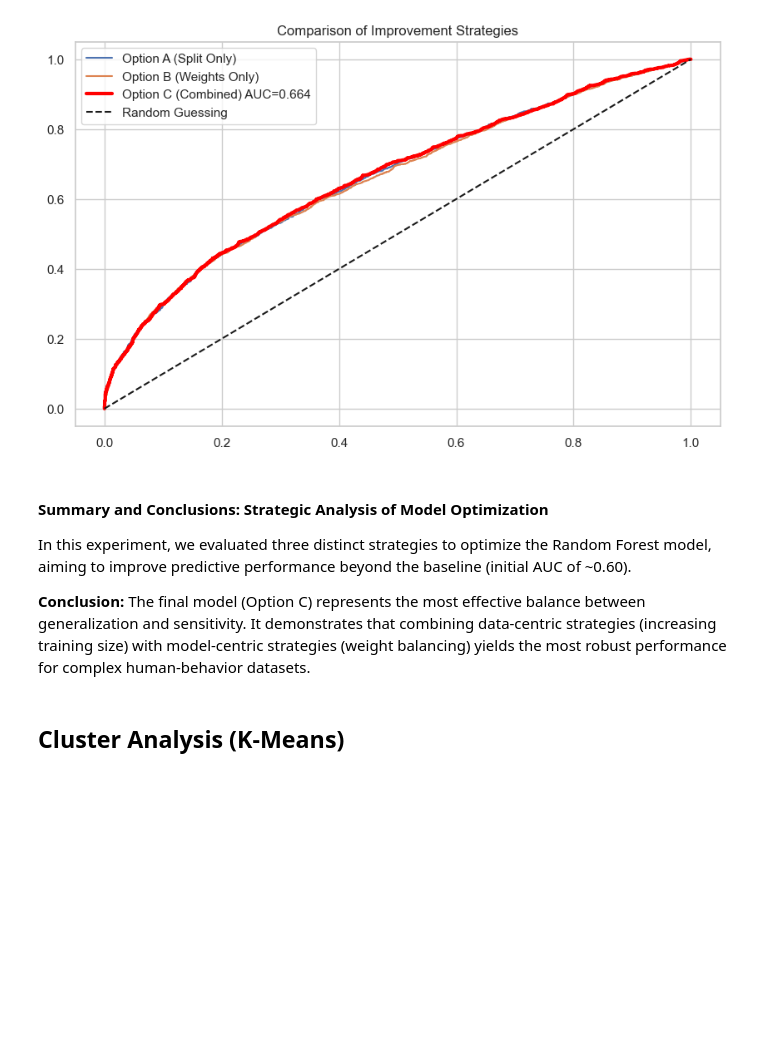
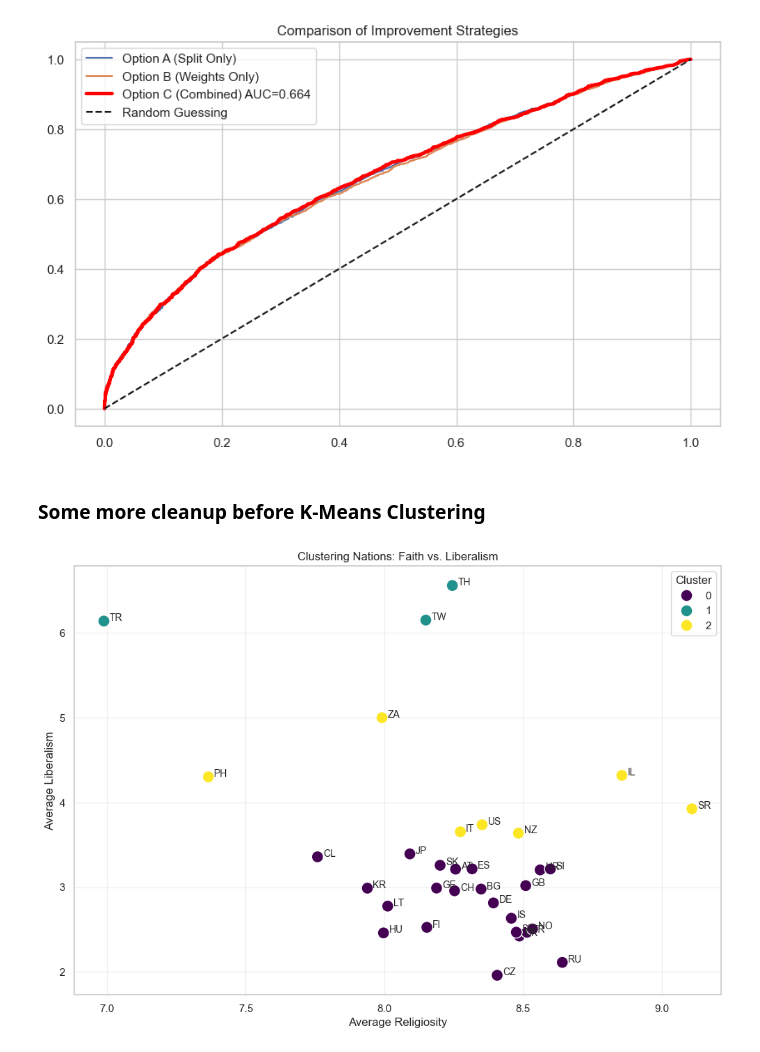
Before and after one commit to oriabensh/ml-project, a Jupyter notebook: Faith_vs_Modernity_Analysis.ipynb, the cells around one changed output. Drawn from its saved outputs; the diff is of its cells as text; code cells hidden in the pictures; blank space fills up the shorter version.

Commit message:
Added K-means

```diff
--- a/Faith_vs_Modernity_Analysis.ipynb
+++ b/Faith_vs_Modernity_Analysis.ipynb
@@ -770,10 +772,5 @@ weighted avg       0.64      0.64      0.63      5102
 
 Option C ROC-AUC: 0.664
 [figure]
-# %% [markdown]
-#### Summary and Conclusions: Strategic Analysis of Model Optimization
-In this experiment, we evaluated three distinct strategies to optimize the Random Forest model, aiming to improve predictive performance beyond the baseline (initial AUC of ~0.60).
-
-**Conclusion:** The final model (Option C) represents the most effective balance between generalization and sensitivity. It demonstrates that combining data-centric strategies (increasing training size) with model-centric strategies (weight balancing) yields the most robust performance for complex human-behavior datasets.
-# %% [markdown]
-## Cluster Analysis (K-Means)
+# %% [markdown]
+### Some more cleanup before K-Means Clustering
@@ -779,0 +834,32 @@ In this experiment, we evaluated three distinct strategies to optimize the Rando
+# %%
+from sklearn.cluster import KMeans
+
+df_countries = df_clean.groupby('Country_Name')[['Religiosity_Index', 'Liberalism_Index']].mean().reset_index()
+kmeans = KMeans(n_clusters=3, random_state=7)
+df_countries['Cluster'] = kmeans.fit_predict(df_countries[['Religiosity_Index', 'Liberalism_Index']])
+
+plt.figure(figsize=(12, 8))
+sns.scatterplot(
+    data=df_countries,
+    x='Religiosity_Index',
+    y='Liberalism_Index',
+    hue='Cluster',
+    palette='viridis',
+    s=150
+)
+
+for i in range(df_countries.shape[0]):
+    plt.text(
+        x=df_countries.Religiosity_Index[i] + 0.02,
+        y=df_countries.Liberalism_Index[i],
+        s=df_countries.Country_Name[i][:2],
+        size='small'
+    )
+
+plt.title("Clustering Nations: Faith vs. Liberalism")
+plt.xlabel("Average Religiosity")
+plt.ylabel("Average Liberalism")
+plt.grid(True, alpha=0.3)
+plt.show()
+# %% [output]
+[figure, added]
```
Also changed, not shown: parts of 5 cells of this notebook.
